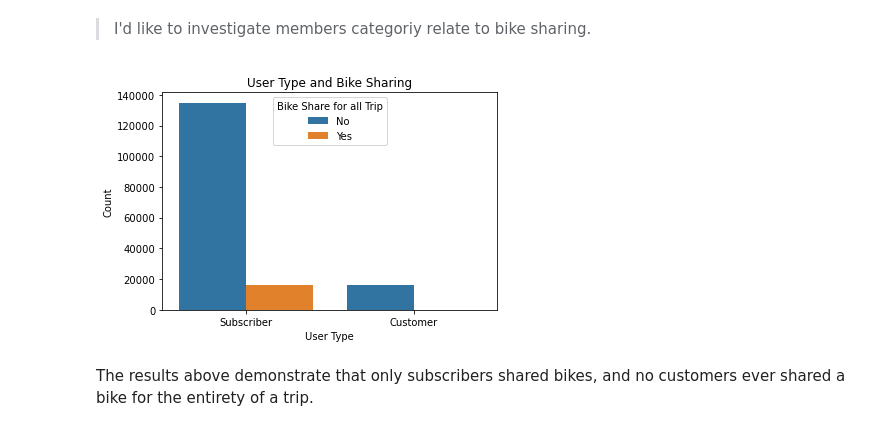
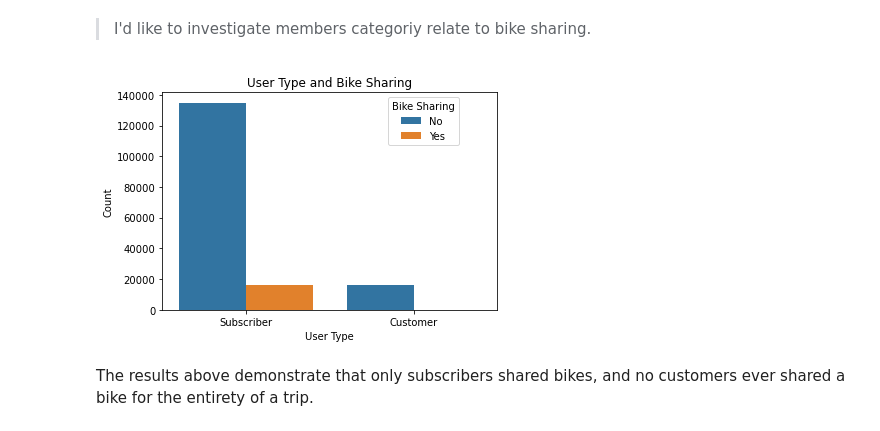
Before and after one commit to Abdulraheembashir043/Ford_GoBike_System_Data_Exploration, a Jupyter notebook: GoBike_System_Data_Exploration.ipynb, the cells around one changed output. Saved outputs shown, nothing was run; the diff lists cells and outputs as text; code cells hidden in the pictures.

```diff
--- a/Part_I_exploration_template.ipynb
+++ b/GoBike_System_Data_Exploration.ipynb
@@ -458,15 +459,15 @@ The scatter plot above demonstrates a weak negative association between duration
 # %%
 # ploting the association
 order = bike_df['user_type'].value_counts().index
 sns.countplot(data = bike_df, x = 'user_type', hue = 'bike_share_for_all_trip', order = order)
 
 # Format the plot's visual
 plt.xlabel('User Type')
 plt.ylabel('Count')
-plt.legend(title = 'Bike Share for all Trip')
+plt.legend(title = 'Bike Sharing', bbox_to_anchor=(0.9, 1))
 plt.title('User Type and Bike Sharing');
 # %% [output]
-[figure, old version]
+[figure, new version]
 # %% [markdown]
 The results above demonstrate that only subscribers shared bikes, and no customers ever shared a bike for the entirety of a trip.
 # %% [markdown]
```
Also changed, not shown: parts of 16 cells of this notebook, 1 other file.
